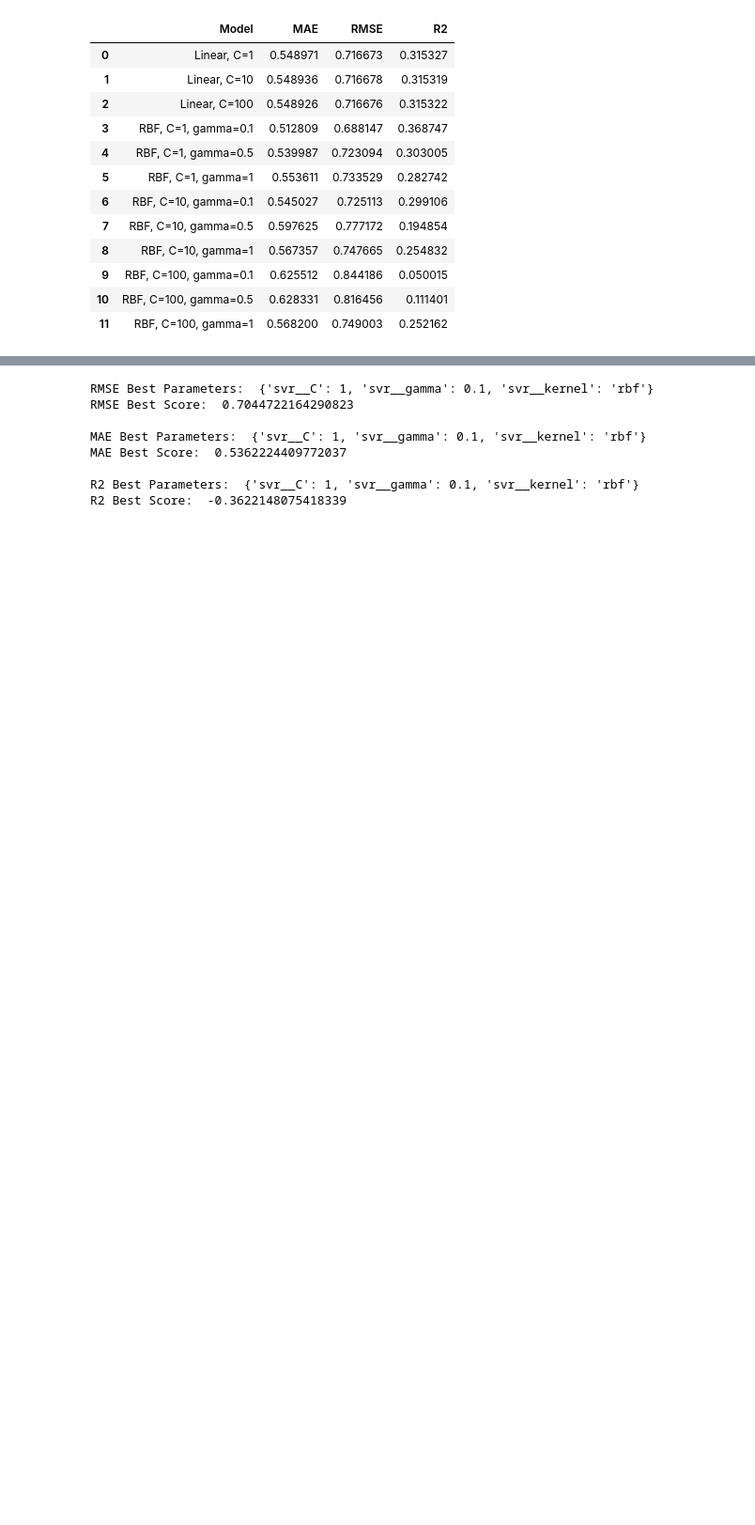
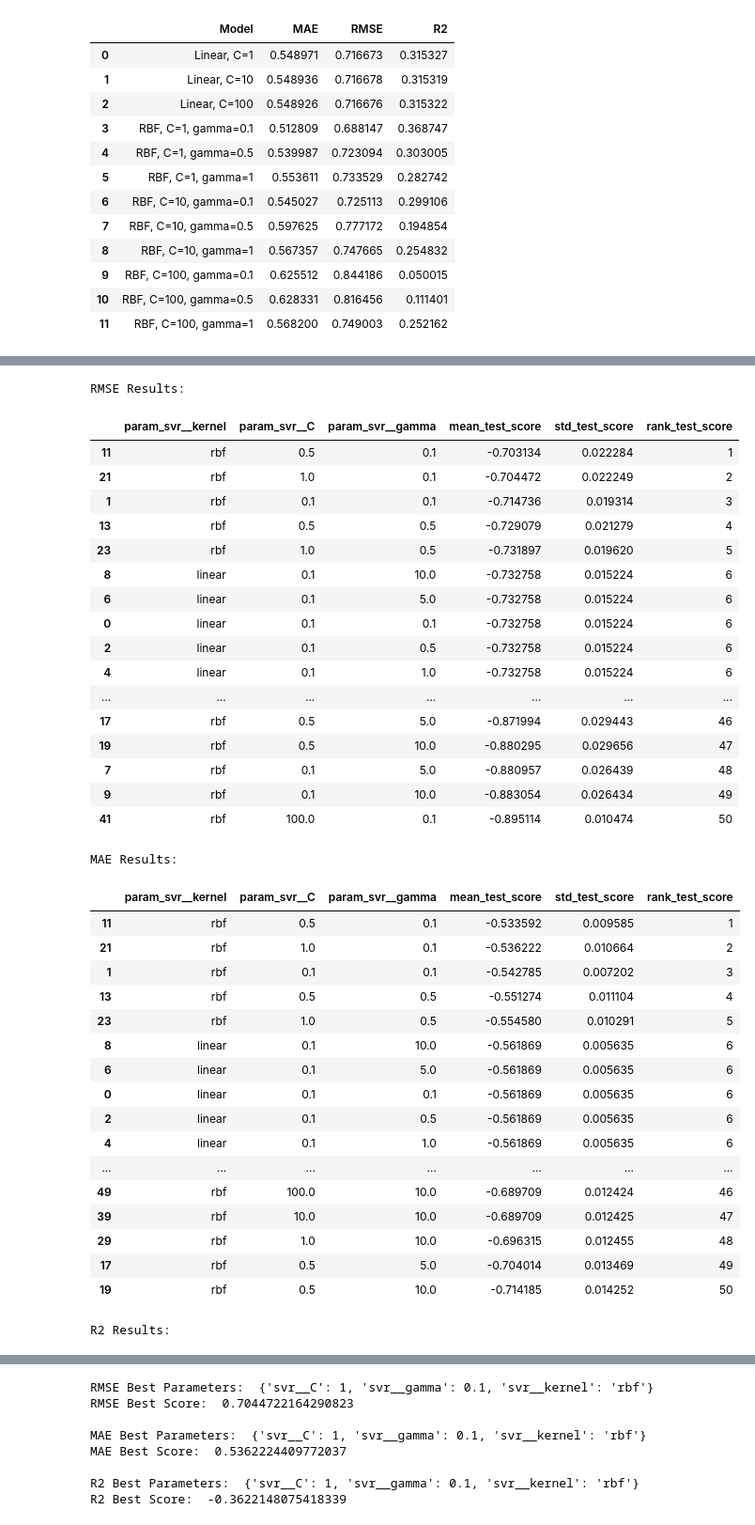
Before and after one commit to Dev-Flurssy/ml-projects, a Jupyter notebook: Notebooks/Exercise Notebooks/Exercise1.ipynb, the cells around one changed output, grey strips where cells are left out. Shown at 94% size. Saved outputs shown, nothing was run; the diff lists cells and outputs as text; code cells hidden in the pictures; blank space fills up the shorter version.

```diff
--- a/Notebooks/Exercise Notebooks/Exercise1.ipynb
+++ b/Notebooks/Exercise Notebooks/Exercise1.ipynb
@@ -367,3 +367,13 @@ X = df.drop('quality', axis=1)
 y = df['quality']
 
 X_train, X_test, y_train, y_test = train_test_split(X, y, test_size=0.2, shuffle=True, random_state=42)
+# %%
+num_cols = X.select_dtypes(include=[np.number]).columns.to_list()
+
+skewed = X[num_cols].skew()
+skewed_cols = skewed[skewed > 1].index.to_list()
+normal_cols = skewed[skewed <= 1].index.to_list()
+
+print(skewed_cols)
+print()
+print(normal_cols)
@@ -541,0 +527,55 @@ dtype: float64
+# %%
+rmse_res = pd.DataFrame(grid_rmse.cv_results_)
+mae_res = pd.DataFrame(grid_mae.cv_results_)
+r2_res = pd.DataFrame(grid_r2.cv_results_)
+
+cols = ['param_svr__kernel', 'param_svr__C', 'param_svr__gamma', 'mean_test_score', 'std_test_score', 'rank_test_score']
+
+print('RMSE Results: ')
+display(rmse_res[cols].sort_values('rank_test_score'))
+print()
+
+print('MAE Results: ')
+display(mae_res[cols].sort_values('rank_test_score'))
+print()
+
+print('R2 Results: ')
+display(r2_res[cols].sort_values('rank_test_score'))
+# %% [output]
+RMSE Results:
+|  | param_svr__kernel | param_svr__C | param_svr__gamma | mean_test_score | std_test_score | rank_test_score |
+| 11 | rbf | 0.5 | 0.1 | -0.703134 | 0.022284 | 1 |
+| 21 | rbf | 1.0 | 0.1 | -0.704472 | 0.022249 | 2 |
+| 1 | rbf | 0.1 | 0.1 | -0.714736 | 0.019314 | 3 |
+| 13 | rbf | 0.5 | 0.5 | -0.729079 | 0.021279 | 4 |
+| 23 | rbf | 1.0 | 0.5 | -0.731897 | 0.019620 | 5 |
+| 8 | linear | 0.1 | 10.0 | -0.732758 | 0.015224 | 6 |
+| 6 | linear | 0.1 | 5.0 | -0.732758 | 0.015224 | 6 |
+| 0 | linear | 0.1 | 0.1 | -0.732758 | 0.015224 | 6 |
+| 2 | linear | 0.1 | 0.5 | -0.732758 | 0.015224 | 6 |
+| 4 | linear | 0.1 | 1.0 | -0.732758 | 0.015224 | 6 |
+| ... | ... | ... | ... | ... | ... | ... |
+| 17 | rbf | 0.5 | 5.0 | -0.871994 | 0.029443 | 46 |
+| 19 | rbf | 0.5 | 10.0 | -0.880295 | 0.029656 | 47 |
+| 7 | rbf | 0.1 | 5.0 | -0.880957 | 0.026439 | 48 |
+| 9 | rbf | 0.1 | 10.0 | -0.883054 | 0.026434 | 49 |
+| 41 | rbf | 100.0 | 0.1 | -0.895114 | 0.010474 | 50 |
+MAE Results:
+|  | param_svr__kernel | param_svr__C | param_svr__gamma | mean_test_score | std_test_score | rank_test_score |
+| 11 | rbf | 0.5 | 0.1 | -0.533592 | 0.009585 | 1 |
+| 21 | rbf | 1.0 | 0.1 | -0.536222 | 0.010664 | 2 |
+| 1 | rbf | 0.1 | 0.1 | -0.542785 | 0.007202 | 3 |
+| 13 | rbf | 0.5 | 0.5 | -0.551274 | 0.011104 | 4 |
+| 23 | rbf | 1.0 | 0.5 | -0.554580 | 0.010291 | 5 |
+| 8 | linear | 0.1 | 10.0 | -0.561869 | 0.005635 | 6 |
+| 6 | linear | 0.1 | 5.0 | -0.561869 | 0.005635 | 6 |
+| 0 | linear | 0.1 | 0.1 | -0.561869 | 0.005635 | 6 |
+| 2 | linear | 0.1 | 0.5 | -0.561869 | 0.005635 | 6 |
+| 4 | linear | 0.1 | 1.0 | -0.561869 | 0.005635 | 6 |
+| ... | ... | ... | ... | ... | ... | ... |
+| 49 | rbf | 100.0 | 10.0 | -0.689709 | 0.012424 | 46 |
+| 39 | rbf | 10.0 | 10.0 | -0.689709 | 0.012425 | 47 |
+| 29 | rbf | 1.0 | 10.0 | -0.696315 | 0.012455 | 48 |
+| 17 | rbf | 0.5 | 5.0 | -0.704014 | 0.013469 | 49 |
+| 19 | rbf | 0.5 | 10.0 | -0.714185 | 0.014252 | 50 |
+R2 Results:
```
Also changed, not shown: parts of 10 cells of this notebook, 1 other file.
